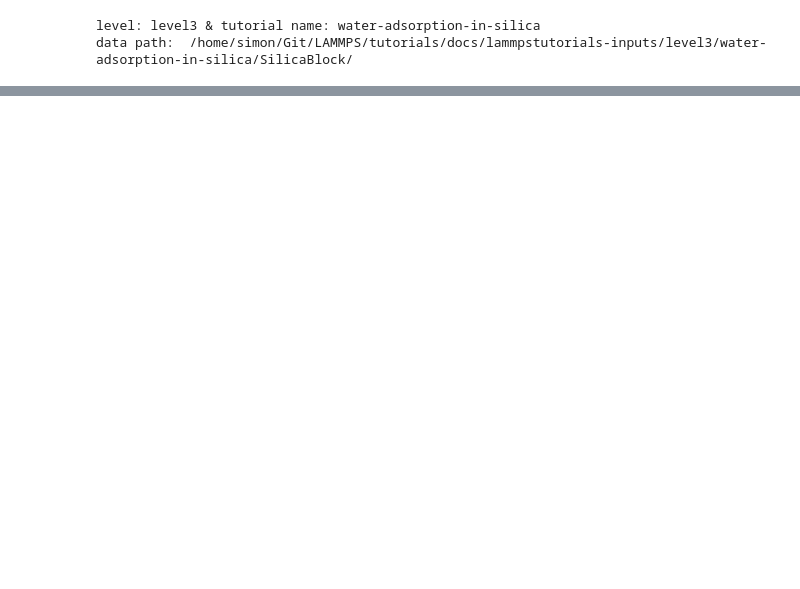
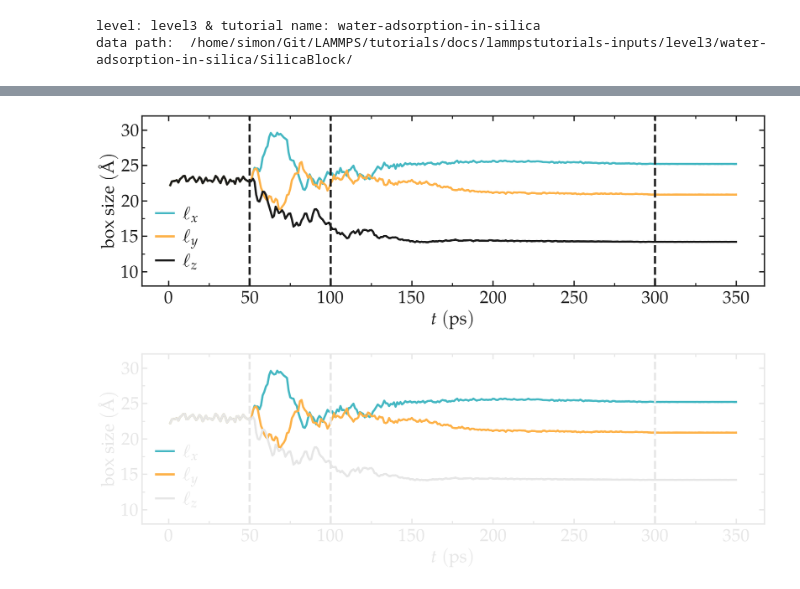
Before and after one commit to lammpstutorials/lammpstutorials.github.io, a Jupyter notebook: docs/sphinx/source/tutorials/figures/level3/water-adsorption-in-silica/temperature_evolution-pyplot.ipynb, the cells around one changed output, grey strips where cells are left out. Cells and saved outputs as stored; diff of their text form; code cells hidden in the pictures; blank space fills up the shorter version.

```diff
--- a/docs/sphinx/source/tutorials/figures/level3/water-adsorption-in-silica/temperature_evolution-pyplot.ipynb
+++ b/docs/sphinx/source/tutorials/figures/level3/water-adsorption-in-silica/temperature_evolution-pyplot.ipynb
@@ -108,0 +53,26 @@ save_figure(plt, fig, mode, git_path, path_figures, filename)
+# %%
+filename = "dimensions_evolution"
+for dark_mode in [False, True]:
+    myplt = PltTools()
+    myplt.prepare_figure(fig_size = (18,6), dark_mode = dark_mode,
+                        transparency = True, use_serif=True, n_line=1)
+    myplt.add_panel()
+    myplt.add_plot(x = time, y = lx, linewidth_data = 3,
+                   marker = "-", data_color = 0, markersize = 12, data_label = r'$\ell_x$')
+    myplt.add_plot(x = time, y = ly, linewidth_data = 3,
+                   marker = "-", data_color = 1, markersize = 12, data_label = r'$\ell_y$')
+    myplt.add_plot(x = time, y = lz, linewidth_data = 3,
+                   marker = "-", data_color = "autogray", markersize = 12, data_label = r'$\ell_z$')
+    x = np.arange(8, 35)
+    myplt.add_plot(x = x*0+50, y = x, marker= '--', data_color="autogray", linewidth=3.5)
+    myplt.add_plot(x = x*0+100, y = x, marker= '--', data_color="autogray", linewidth=3.5)
+    myplt.add_plot(x = x*0+300, y = x, marker= '--', data_color="autogray", linewidth=3.5)
+    myplt.complete_panel(ylabel = r'$\mathrm{box ~ size} ~ (\mathrm{\AA})$',
+                         xlabel = r'$t ~ \mathrm{(ps)}$',
+                         xpad = 10, legend=True, handlelength_legend=1)
+    myplt.set_boundaries(y_ticks=np.arange(10, 35, 5), y_boundaries=(8, 32))
+    #myplt.add_subplotlabels()
+    myplt.save_figure(filename = filename, saving_path = './')
+# %% [output]
+[figure, added]
+[figure, added]
```
Also changed, not shown: parts of 10 cells of this notebook, 21 other files.
